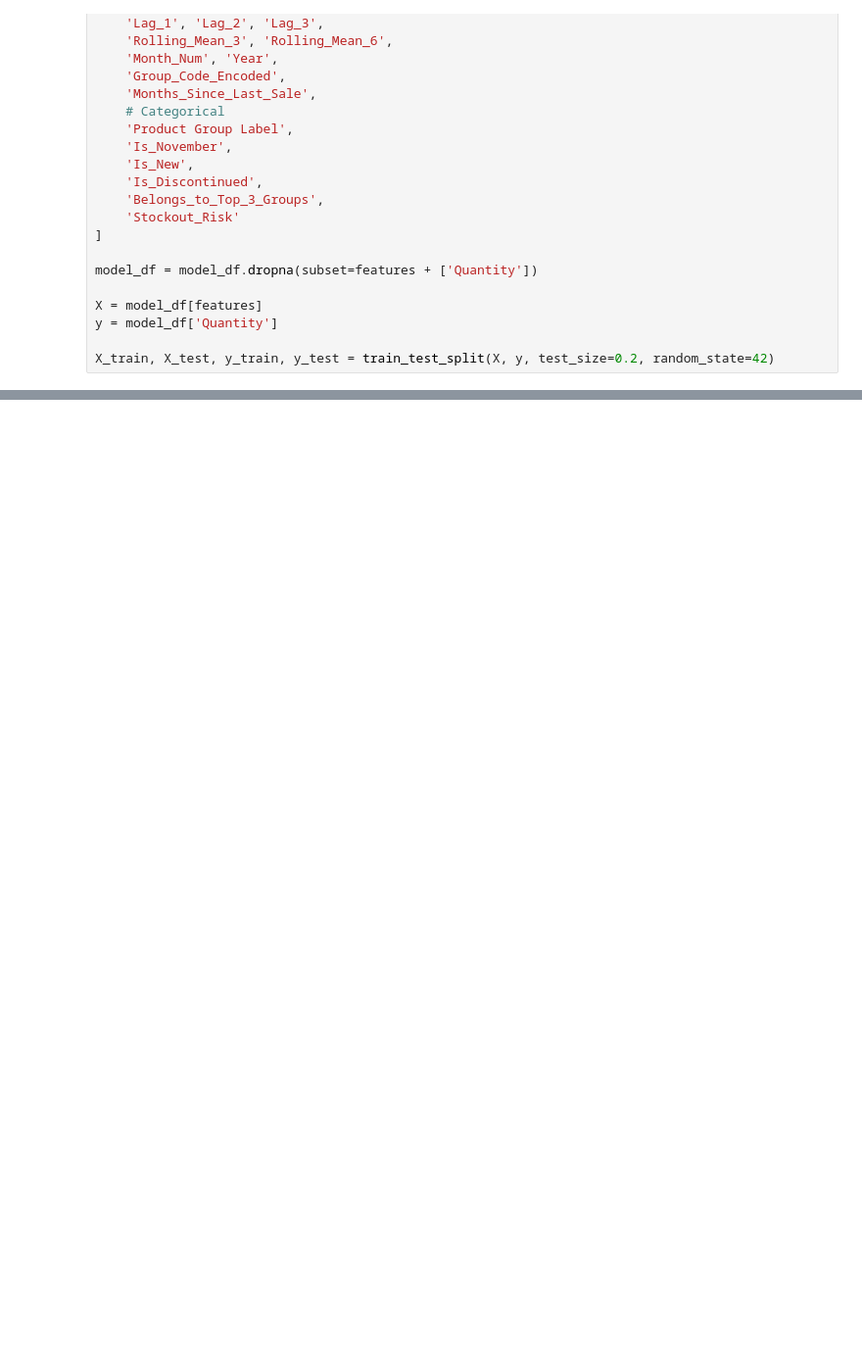
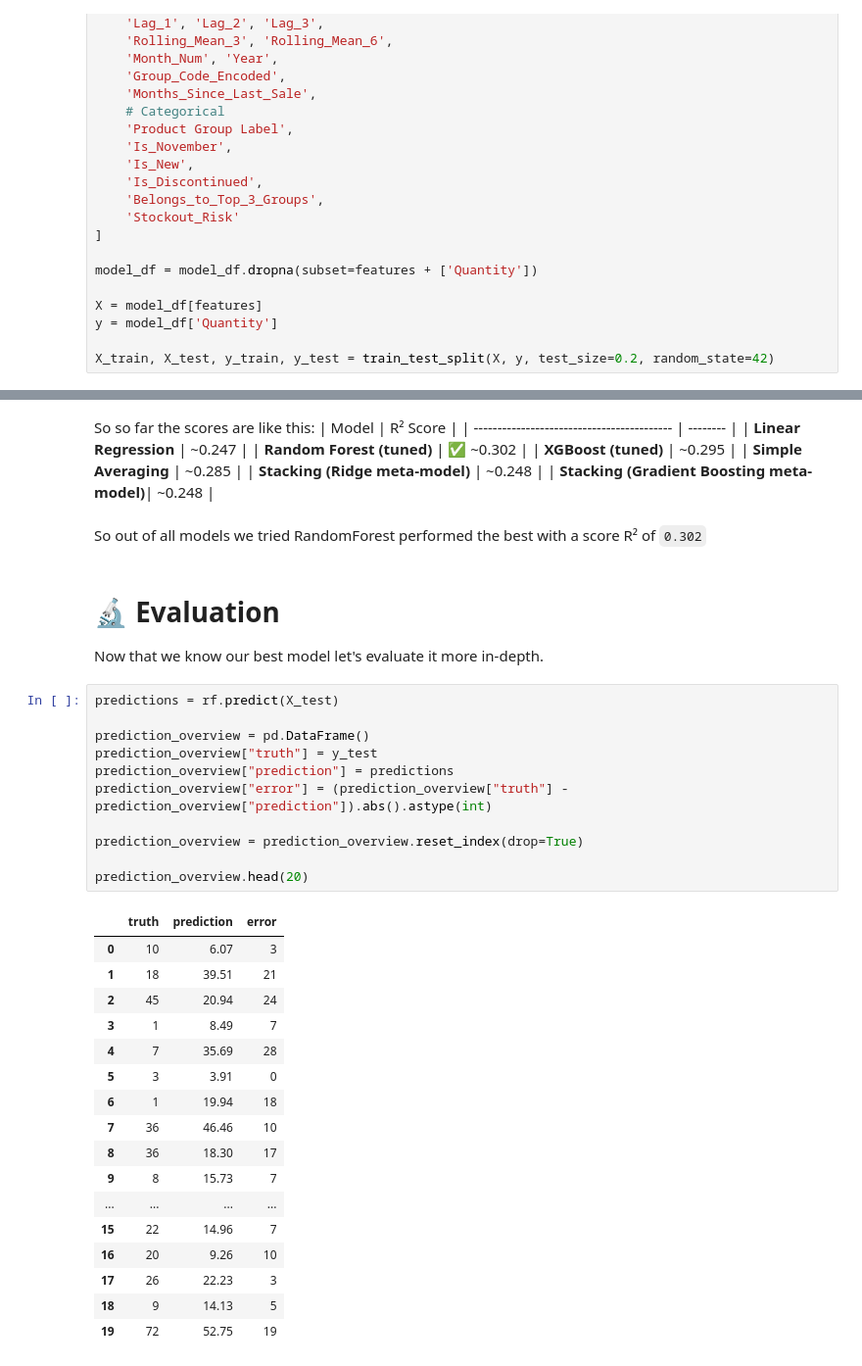
Before and after one commit to AntoDavidov/model, a Jupyter notebook: master-kikka-boo-predictor.ipynb, the cells around one changed output, grey strips where cells are left out. Shown at 98% size. Cells and saved outputs as stored; diff of their text form; blank space fills up the shorter version.

```diff
--- a/master-kikka-boo-predictor.ipynb
+++ b/master-kikka-boo-predictor.ipynb
@@ -1226,0 +1558,45 @@ R² Score: 0.2150
+# %% [markdown]
+So so far the scores are like this:
+| Model                                      | R² Score |
+| ------------------------------------------ | -------- |
+| **Linear Regression**                      | \~0.247  |
+| **Random Forest (tuned)**                  | ✅ \~0.302  |
+| **XGBoost (tuned)**                        | \~0.295  |
+| **Simple Averaging**                       | \~0.285  |
+| **Stacking (Ridge meta-model)**            | \~0.248  |
+| **Stacking (Gradient Boosting meta-model)**| \~0.248  |
+# %% [markdown]
+So out of all models we tried RandomForest performed the best with a score R² of `0.302`
+# %% [markdown]
+# 🔬 Evaluation
+
+Now that we know our best model let's evaluate it more in-depth.
+# %%
+predictions = rf.predict(X_test)
+
+prediction_overview = pd.DataFrame()
+prediction_overview["truth"] = y_test
+prediction_overview["prediction"] = predictions
+prediction_overview["error"] = (prediction_overview["truth"] - prediction_overview["prediction"]).abs().astype(int)
+
+prediction_overview = prediction_overview.reset_index(drop=True)
+
+prediction_overview.head(20)
+# %% [output]
+|  | truth | prediction | error |
+| 0 | 10 | 6.07 | 3 |
+| 1 | 18 | 39.51 | 21 |
+| 2 | 45 | 20.94 | 24 |
+| 3 | 1 | 8.49 | 7 |
+| 4 | 7 | 35.69 | 28 |
+| 5 | 3 | 3.91 | 0 |
+| 6 | 1 | 19.94 | 18 |
+| 7 | 36 | 46.46 | 10 |
+| 8 | 36 | 18.30 | 17 |
+| 9 | 8 | 15.73 | 7 |
+| ... | ... | ... | ... |
+| 15 | 22 | 14.96 | 7 |
+| 16 | 20 | 9.26 | 10 |
+| 17 | 26 | 22.23 | 3 |
+| 18 | 9 | 14.13 | 5 |
+| 19 | 72 | 52.75 | 19 |
```
Also changed, not shown: parts of 34 cells of this notebook.
